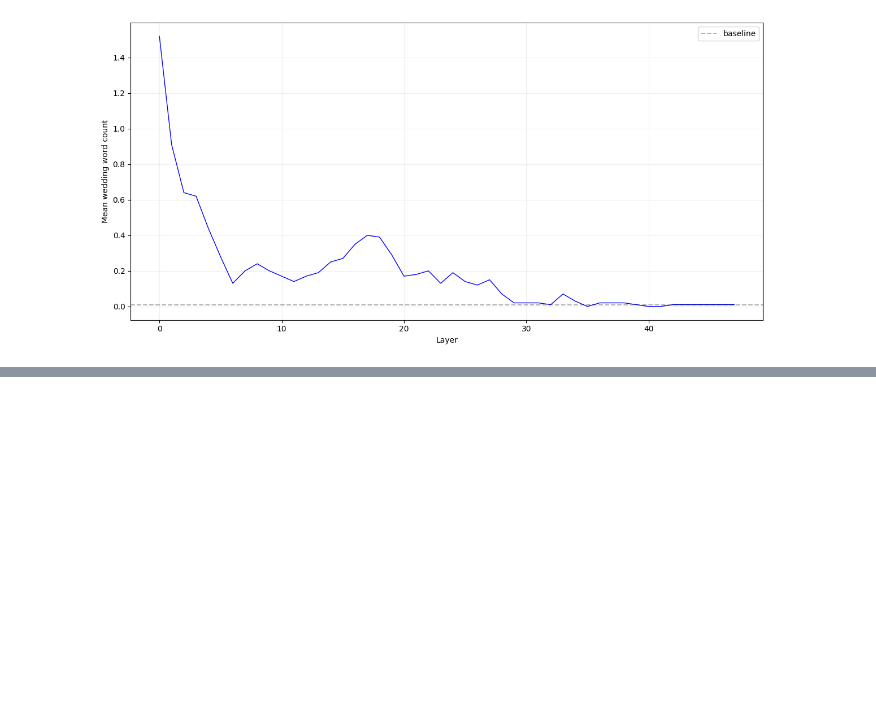
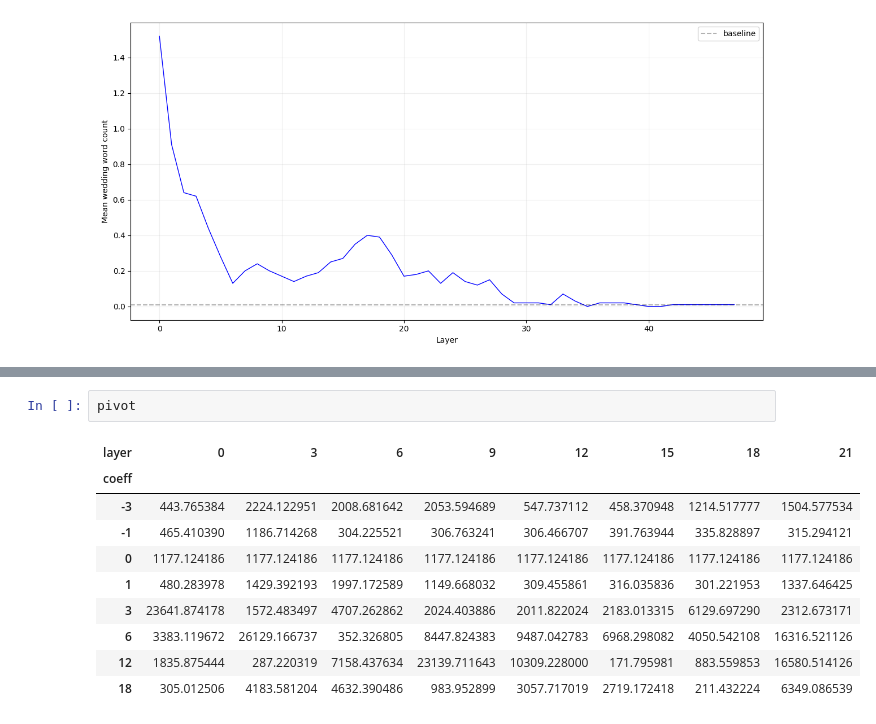
Before and after one commit to UlisseMini/actadd-rebuttals, a Jupyter notebook: main.ipynb, the cells around one changed output, grey strips where cells are left out. Cells and saved outputs as stored; diff of their text form; blank space fills up the shorter version.

```diff
--- a/main.ipynb
+++ b/main.ipynb
@@ -487,0 +633,13 @@ plt.show()
+# %%
+pivot
+# %% [output]
+| layer | 0 | 3 | 6 | 9 | 12 | 15 | 18 | 21 |
+| coeff |  |  |  |  |  |  |  |  |
+| -3 | 443.765384 | 2224.122951 | 2008.681642 | 2053.594689 | 547.737112 | 458.370948 | 1214.517777 | 1504.577534 |
+| -1 | 465.410390 | 1186.714268 | 304.225521 | 306.763241 | 306.466707 | 391.763944 | 335.828897 | 315.294121 |
+| 0 | 1177.124186 | 1177.124186 | 1177.124186 | 1177.124186 | 1177.124186 | 1177.124186 | 1177.124186 | 1177.124186 |
+| 1 | 480.283978 | 1429.392193 | 1997.172589 | 1149.668032 | 309.455861 | 316.035836 | 301.221953 | 1337.646425 |
+| 3 | 23641.874178 | 1572.483497 | 4707.262862 | 2024.403886 | 2011.822024 | 2183.013315 | 6129.697290 | 2312.673171 |
+| 6 | 3383.119672 | 26129.166737 | 352.326805 | 8447.824383 | 9487.042783 | 6968.298082 | 4050.542108 | 16316.521126 |
+| 12 | 1835.875444 | 287.220319 | 7158.437634 | 23139.711643 | 10309.228000 | 171.795981 | 883.559853 | 16580.514126 |
+| 18 | 305.012506 | 4183.581204 | 4632.390486 | 983.952899 | 3057.717019 | 2719.172418 | 211.432224 | 6349.086539 |
```
Also changed, not shown: parts of 13 cells of this notebook.
